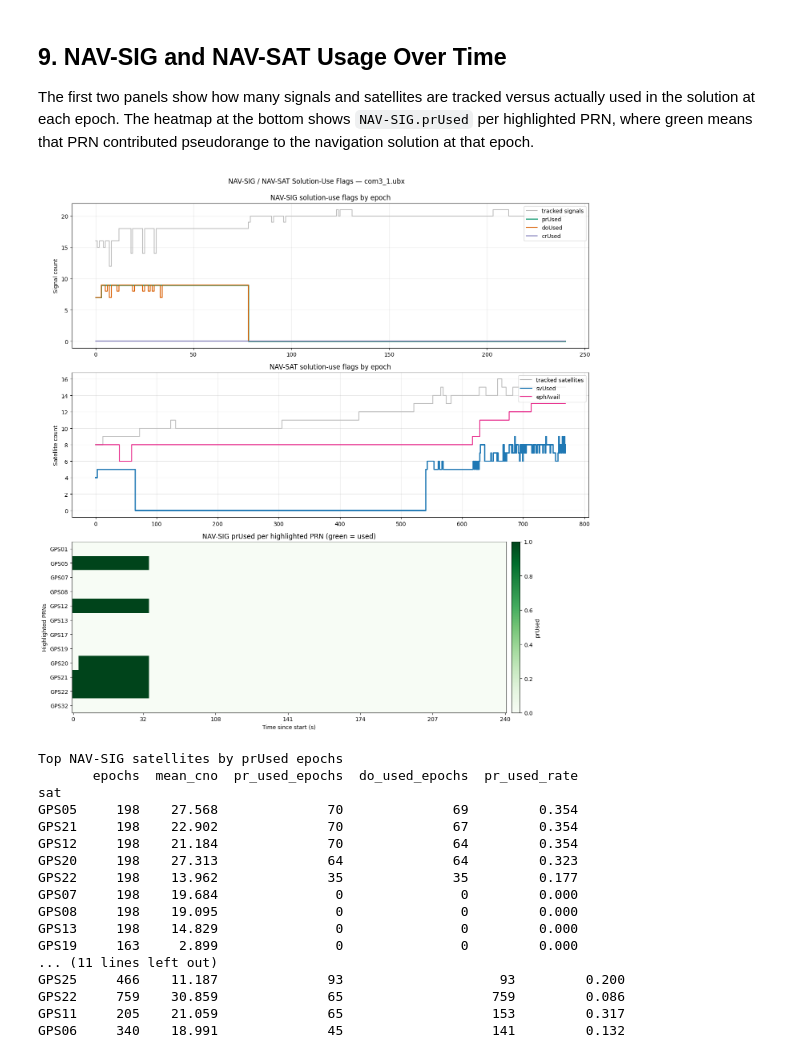
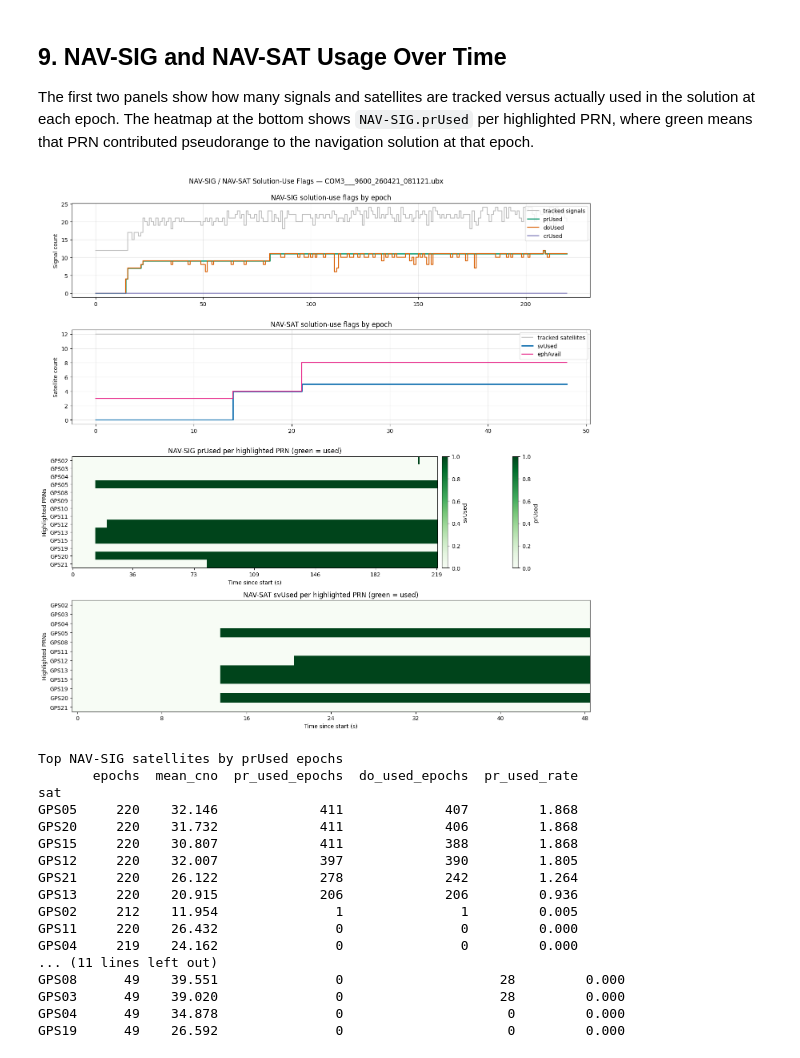
Before and after one commit to betty2310/gps-sdr-sim, a Jupyter notebook: processing/ubx_parser.ipynb, the cells around one changed output. Drawn from its saved outputs; the diff is of its cells as text; code cells hidden in the pictures.

```diff
--- a/processing/ubx_parser.ipynb
+++ b/processing/ubx_parser.ipynb
@@ -62,8 +62,7 @@ DATA_DIR = Path("dataset")
 # HIGHLIGHT_PRNS = [ 4, 5, 10 ,11, 12, 15, 16]
 
 
-# DATASET Thu 16 Apr, spoof 7,8
-UBX_FILE = DATA_DIR / "16/com3_1.ubx"
+UBX_FILE = DATA_DIR / "21-4/3/COM3___9600_260421_081121.ubx"
 # HIGHLIGHT_PRNS = [ 7, 8]
 
 
@@ -112,7 +111,7 @@ def parse_rxm_rawx(filepath: Path) -> pd.DataFrame:
                 if isinstance(gnss_id, str):
                     constellation = gnss_id
                 else:
-                    constellation = GNSS_NAMES.get(gnss_id, f"GNSS{gnss_id}")
+                    constellation = GNSS_NAMES.get(gnss_id, f"GNSS{gnss_id}")  # ty:ignore[no-matching-overload]
 
                 if pr is not None and pr > 0:
                     records.append(
@@ -587,6 +587,21 @@ else:
         .sort_values(["pr_used_epochs", "mean_cno"], ascending=[False, False])
     )
 
+    top_nav_sats = (
+            nav_sat_df.groupby("sat")["svUsed"]
+            .sum()
+            .sort_values(ascending=False)
+            .head(16)
+            .index
+        )
+    nav_sat_heatmap = (
+            nav_sat_df[nav_sat_df["sat"].isin(top_nav_sats)]
+            .groupby(["sat", "t_sec"])["svUsed"]
+            .max()
+            .unstack(fill_value=0)
+            .sort_index()
+        )
+
     nav_sat_summary = (
         nav_sat_df.groupby("sat")
         .agg(
@@ -600,7 +615,7 @@ else:
         .sort_values(["sv_used_epochs", "mean_cno"], ascending=[False, False])
     )
 
-    fig, axes = plt.subplots(3, 1, figsize=(14, 14), gridspec_kw={"height_ratios": [1.1, 1.1, 1.3]})
+    fig, axes = plt.subplots(4, 1, figsize=(14, 14), gridspec_kw={"height_ratios": [1.1, 1.1, 1.3, 1.3]})
 
     axes[0].step(nav_sig_epoch["t_sec"], nav_sig_epoch["tracked_signals"], where="post", label="tracked signals", linewidth=1.5, color="#bdbdbd")
     axes[0].step(nav_sig_epoch["t_sec"], nav_sig_epoch["pr_used"], where="post", label="prUsed", linewidth=2.2, color="#1b9e77")
@@ -629,51 +644,78 @@ else:
         axes[2].set_ylabel("Highlighted PRNs")
         axes[2].set_title("NAV-SIG prUsed per highlighted PRN (green = used)")
 
         num_cols = nav_sig_heatmap.shape[1]
         last_idx = num_cols - 1
         tick_idx = []
         for i in range(7):
             idx = last_idx * i // 6
             if idx not in tick_idx:
                 tick_idx.append(idx)
         if last_idx not in tick_idx:
             tick_idx.append(last_idx)
         tick_idx = sorted(tick_idx)
 
         axes[2].set_xticks(tick_idx)
         axes[2].set_xticklabels([f"{nav_sig_heatmap.columns[i]:.0f}" for i in tick_idx])
         axes[2].set_xlabel("Time since start (s)")
         cbar = fig.colorbar(im, ax=axes[2], pad=0.01)
         cbar.set_label("prUsed")
 
+    if nav_sat_heatmap.empty:
+        axes[3].text(0.5, 0.5, "No highlighted PRNs found in NAV-SAT", transform=axes[3].transAxes, ha="center", va="center")
+        axes[3].set_axis_off()
+    else:
+        im = axes[3].imshow(nav_sat_heatmap.values, aspect="auto", interpolation="nearest", cmap="Greens", vmin=0, vmax=1)
+        axes[3].set_yticks(range(len(nav_sat_heatmap.index)))
+        axes[3].set_yticklabels(nav_sat_heatmap.index)
+        axes[3].set_ylabel("Highlighted PRNs")
+        axes[3].set_title("NAV-SAT svUsed per highlighted PRN (green = used)")
+
+        num_cols = nav_sat_heatmap.shape[1]
+        last_idx = num_cols - 1
+        tick_idx = []
+        for i in range(7):
+            idx = last_idx * i // 6
+            if idx not in tick_idx:
+                tick_idx.append(idx)
+        if last_idx not in tick_idx:
+            tick_idx.append(last_idx)
+        tick_idx = sorted(tick_idx)
+
+        axes[3].set_xticks(tick_idx)
+        axes[3].set_xticklabels([f"{nav_sat_heatmap.columns[i]:.0f}" for i in tick_idx])
+        axes[3].set_xlabel("Time since start (s)")
+        cbar = fig.colorbar(im, ax=axes[2], pad=0.01)
+        cbar.set_label("svUsed")
+
     fig.suptitle(f"NAV-SIG / NAV-SAT Solution-Use Flags — {UBX_FILE.name}", y=0.995)
     fig.tight_layout()
     plt.show()
 
     print("Top NAV-SIG satellites by prUsed epochs")
     print(nav_sig_sat_summary.head(10).to_string())
     print()
     print("Top NAV-SAT satellites by svUsed epochs")
     print(nav_sat_summary.head(10).to_string())
 # %% [output]
-[figure, old version]
+[figure, new version]
 Top NAV-SIG satellites by prUsed epochs
        epochs  mean_cno  pr_used_epochs  do_used_epochs  pr_used_rate
 sat
-GPS05     198    27.568              70              69         0.354
-GPS21     198    22.902              70              67         0.354
-GPS12     198    21.184              70              64         0.354
-GPS20     198    27.313              64              64         0.323
-GPS22     198    13.962              35              35         0.177
-GPS07     198    19.684               0               0         0.000
-GPS08     198    19.095               0               0         0.000
-GPS13     198    14.829               0               0         0.000
-GPS19     163     2.899               0               0         0.000
+GPS05     220    32.146             411             407         1.868
+GPS20     220    31.732             411             406         1.868
+GPS15     220    30.807             411             388         1.868
+GPS12     220    32.007             397             390         1.805
+GPS21     220    26.122             278             242         1.264
+GPS13     220    20.915             206             206         0.936
+GPS02     212    11.954               1               1         0.005
+GPS11     220    26.432               0               0         0.000
+GPS04     219    24.162               0               0         0.000
 ... (11 lines left out)
-GPS25     466    11.187              93                    93         0.200
-GPS22     759    30.859              65                   759         0.086
-GPS11     205    21.059              65                   153         0.317
-GPS06     340    18.991              45                   141         0.132
+GPS08      49    39.551               0                    28         0.000
+GPS03      49    39.020               0                    28         0.000
+GPS04      49    34.878               0                     0         0.000
+GPS19      49    26.592               0                     0         0.000
 # %%
 # 10. PRN residual (prRes) over time from NAV-SIG and NAV-SAT
 
```
Also changed, not shown: parts of 10 cells of this notebook, 25 other files.
